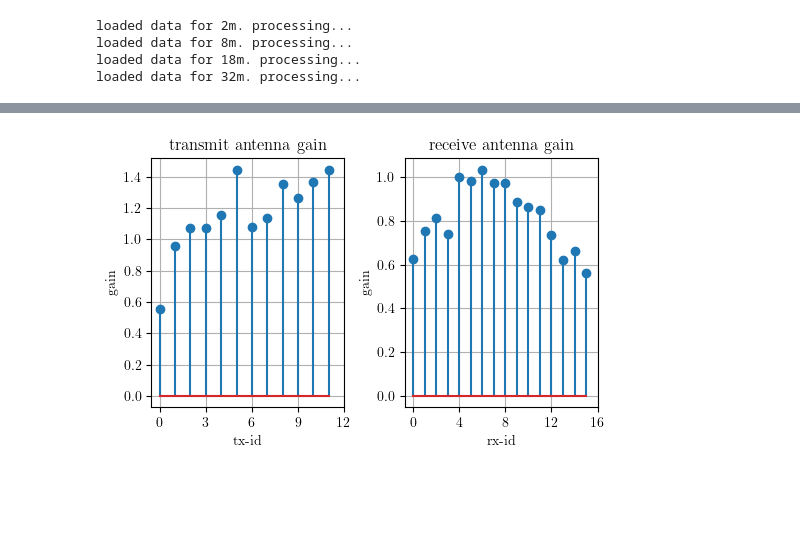
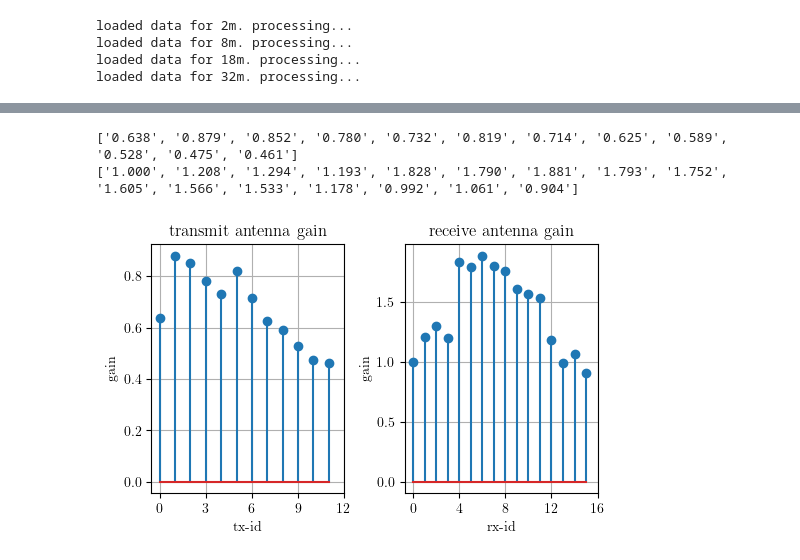
Before and after one commit to Perseos/thesis, a Jupyter notebook: figures/scripts/2.2_antenna-characteristics/amplitude_linreg.ipynb, the cells around one changed output, grey strips where cells are left out. Saved outputs shown, nothing was run; the diff lists cells and outputs as text; code cells hidden in the pictures; blank space fills up the shorter version.

```diff
--- a/figures/scripts/2.2_antenna-characteristics/amplitude_linreg.ipynb
+++ b/figures/scripts/2.2_antenna-characteristics/amplitude_linreg.ipynb
@@ -106,22 +107,28 @@ fig.savefig('/home/dgotzens/thesis/figures/amplitude_linreg.pdf')
 # %%
-Atx = gainmatrix[:,4]
+Atx = gainmatrix[:,0]
 Arx = (gainmatrix/Atx[:,None]).mean(0)
+
+print([f'{float(a):.3f}' for a in Atx])
+print([f'{float(a):.3f}' for a in Arx])
+
 fig, (left,right) = plt.subplots(1,2,layout='constrained')
 fig.set_size_inches(0.8*pdf.a4_textwidth, 0.5*pdf.a4_textwidth)
 left.stem(range(Ntx),Atx)
 left.set_ylabel('gain')
 left.set_xlabel('tx-id')
 left.set_xticks(range(0,Ntx+1,Ntx//4))
 left.set_title('transmit antenna gain')
 left.grid()
 
 right.stem(range(Nrx),Arx)
 right.set_ylabel('gain')
 right.set_xlabel('rx-id')
 right.set_xticks(range(0,Nrx+1,Nrx//4))
 right.set_title('receive antenna gain')
 right.grid()
 
 fig.savefig('/home/dgotzens/thesis/figures/antenna_gains.pdf')
 # %% [output]
+['0.638', '0.879', '0.852', '0.780', '0.732', '0.819', '0.714', '0.625', '0.589', '0.528', '0.475', '0.461']
+['1.000', '1.208', '1.294', '1.193', '1.828', '1.790', '1.881', '1.793', '1.752', '1.605', '1.566', '1.533', '1.178', '0.992', '1.061', '0.904']
-[figure, old version]
+[figure, new version]
```
Also changed, not shown: parts of 2 cells of this notebook, 18 other files.
